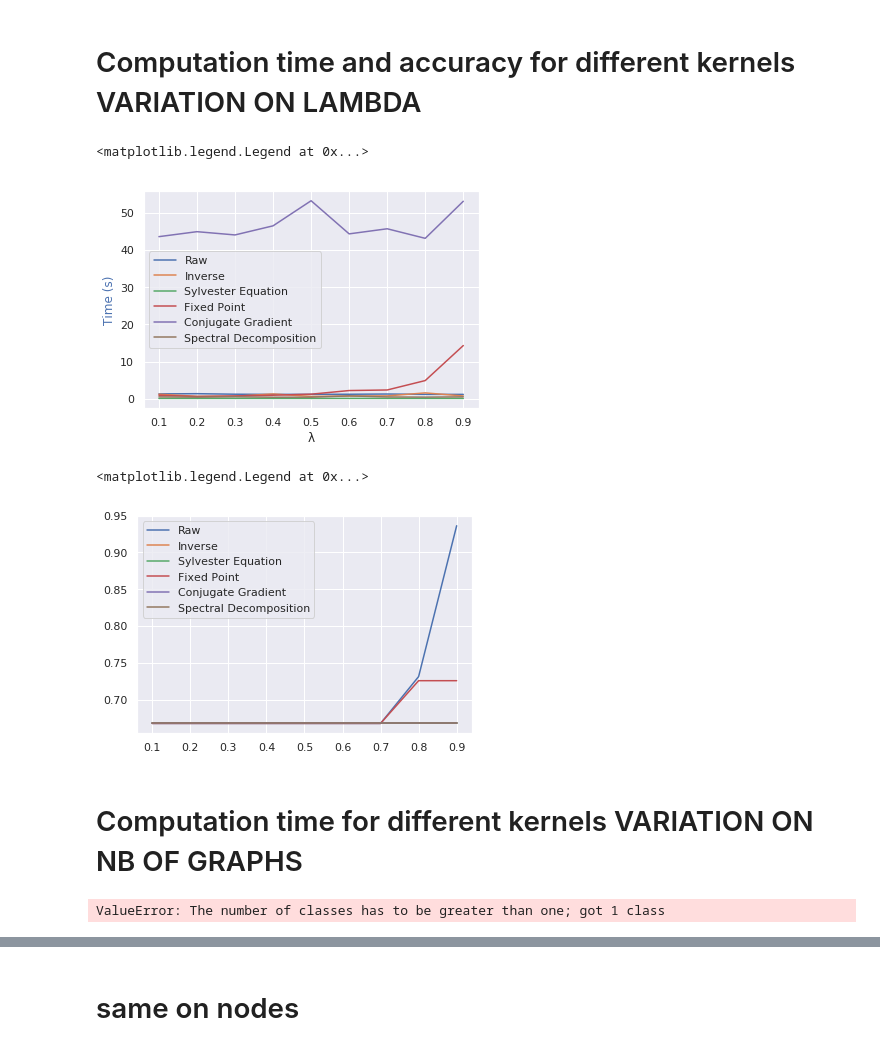
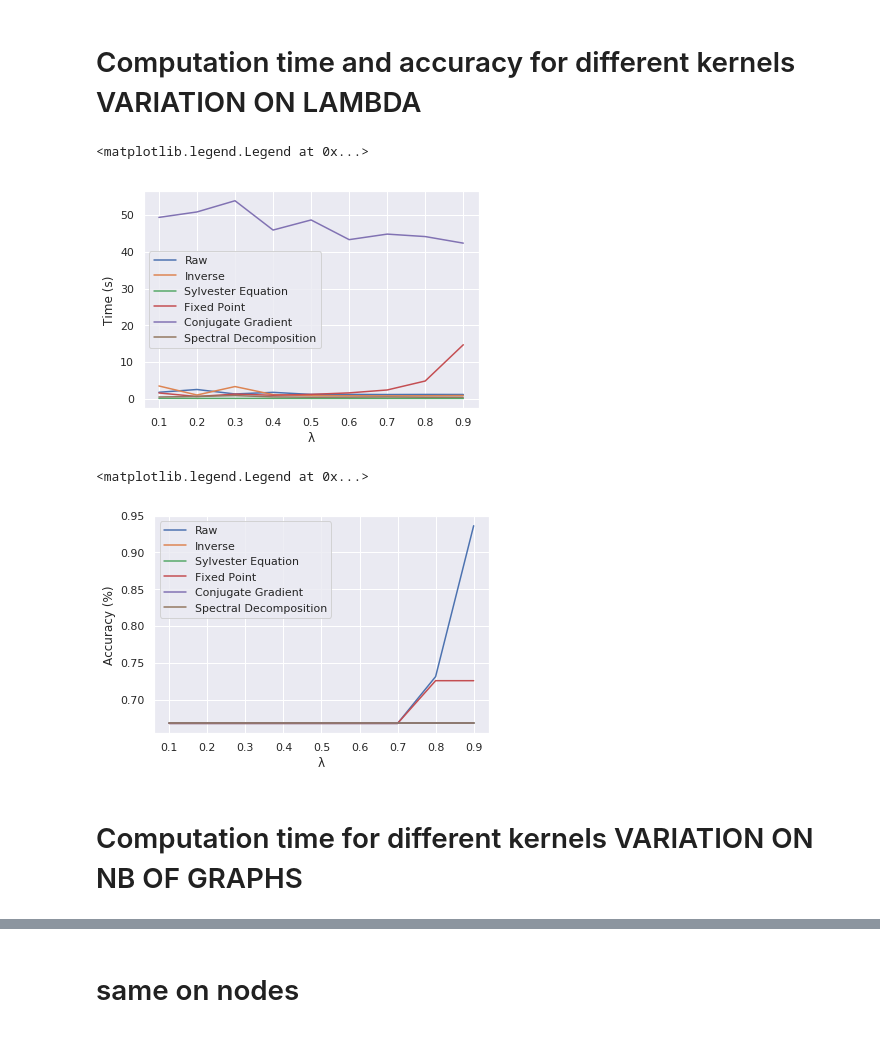
Before and after one commit to leoandeol/graph-kernels, a Jupyter notebook: tests.ipynb, the cells around one changed output, grey strips where cells are left out. Saved outputs shown, nothing was run; the diff lists cells and outputs as text; code cells hidden in the pictures.

```diff
--- a/tests.ipynb
+++ b/tests.ipynb
@@ -351,30 +351,29 @@ plt.plot(xs,t_fix,label="Fixed Point")
 plt.plot(xs,t_conj,label="Conjugate Gradient")
 plt.plot(xs,t_spec,label="Spectral Decomposition")
 plt.xlabel('λ')
-plt.ylabel('Time (s)', color="b")
+plt.ylabel('Time (s)')
 plt.legend()
 # %% [output]
 <matplotlib.legend.Legend at 0x...>
-[figure, old version]
+[figure, new version]
 # %%
 plt.figure()
 plt.plot(xs,a_raw,label="Raw")
 plt.plot(xs,a_inv,label="Inverse")
 plt.plot(xs,a_syl,label="Sylvester Equation")
 plt.plot(xs,a_fix,label="Fixed Point")
 plt.plot(xs,a_conj,label="Conjugate Gradient")
 plt.plot(xs,a_spec,label="Spectral Decomposition")
-ax1.set_xlabel('λ')
-ax1.set_ylabel('Accuracy (%)', color="r")
-ax1.tick_params('y', colors='r')
+plt.xlabel('λ')
+plt.ylabel('Accuracy (%)')
+plt.tick_params('y')
 plt.legend()
 # %% [output]
 <matplotlib.legend.Legend at 0x...>
-[figure, old version]
+[figure, new version]
 # %% [markdown]
 # Computation time for different kernels VARIATION ON NB OF GRAPHS
 # %%
-db_lab, db_nolab = db.gen_database_test(10, 10, 3, 4)
 xs = []
 t_raw = []
 t_inv = []
@@ -382,38 +381,45 @@ t_syl = []
 t_fix = []
 t_conj = []
 t_spec = []
-N = 10
+a_raw = []
+a_inv = []
+a_syl = []
+a_fix = []
+a_conj = []
+a_spec = []
+N = 5
 for x in range(1,N):
     _, db_nolab = db.gen_database_test(5*x, 10, 3, 4)
-    xs.append(x*10)
+    xs.append(5*x)
     #raw
     s = SVM(db=db_nolab, ratio_split=0.7, lbd=0.05, kernel="raw_kernel")
-    t=s.learn()
-    t_raw.append(s.score())
+    dic=s.cross_val_score(3)
+    t_raw.append(dic["time"])
+    a_raw.append(dic["accuracy"])
     #inv
     s = SVM(db=db_nolab, ratio_split=0.7, lbd=0.05, kernel="inv_kernel")
-    t=s.learn()
-    t_inv.append(s.score())
+    dic=s.cross_val_score(3)
+    t_inv.append(dic["time"])
+    a_inv.append(dic["accuracy"])
     #syl
     s = SVM(db=db_nolab, ratio_split=0.7, lbd=0.05, kernel="sylv_eq_kernel")
-    t=s.learn()
-    t_syl.append(t)
+    dic=s.cross_val_score(3)
+    t_syl.append(dic["time"])
+    a_syl.append(dic["accuracy"])
     #conj
     s = SVM(db=db_nolab, ratio_split=0.7, lbd=0.05, kernel="conj_grad_kernel")
-    t=s.learn()
-    t_conj.append(s.score())
-    #conj
+    dic=s.cross_val_score(3)
+    t_conj.append(dic["time"])
+    a_conj.append(dic["accuracy"])
+    #spec
     s = SVM(db=db_nolab, ratio_split=0.7, lbd=0.05, kernel="spec_decomp_kernel")
-    t=s.learn()
-    t_spec.append(t)
-    try :
-        s = SVM(db=db_nolab, ratio_split=0.7, lbd=0.05, kernel="fixed_point_kernel")
-        t=s.learn()
-        t_fix.append(s.score())
-    except:
-        pass
+    dic=s.cross_val_score(3)
+    t_spec.append(dic["time"])
+    a_spec.append(dic["accuracy"])
+    s = SVM(db=db_nolab, ratio_split=0.7, lbd=0.05, kernel="fixed_point_kernel")
+    dic=s.cross_val_score(3)
+    t_fix.append(dic["time"])
+    a_fix.append(dic["accuracy"])
-# %% [output]
-ValueError: The number of classes has to be greater than one; got 1 class
 # %%
 plt.figure()
 plt.plot(xs,t_raw,label="Raw")
```
Also changed, not shown: parts of 6 cells of this notebook, 6 other files.
